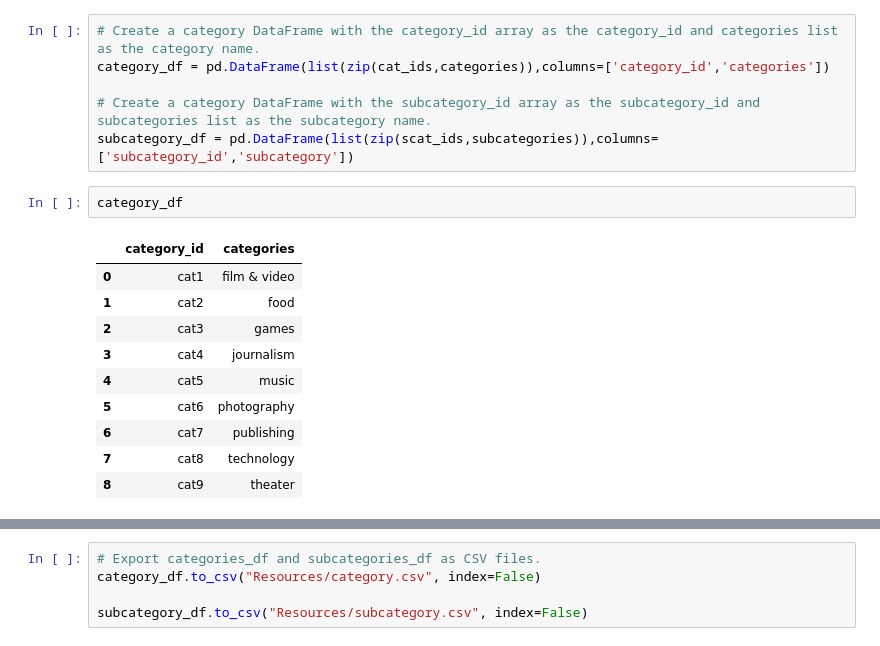
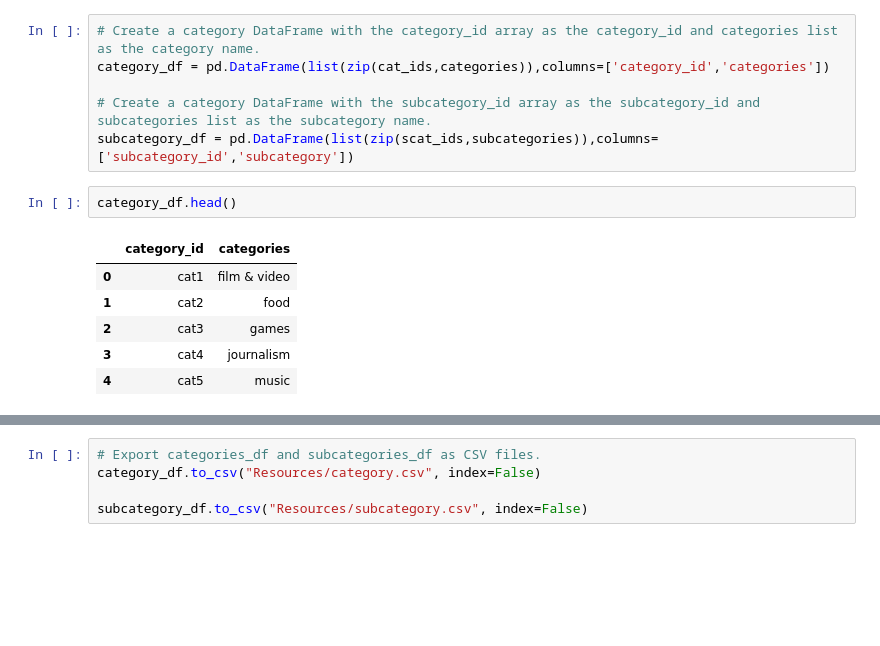
Before and after one commit to jl211412/Crowdfunding_ETL, a Jupyter notebook: ETL_Mini_Project_Starter_Code_CQ.ipynb, the cells around one changed output, grey strips where cells are left out. Saved outputs shown, nothing was run; the diff lists cells and outputs as text; blank space fills up the shorter version.

```diff
--- a/ETL_Mini_Project_Starter_Code_CQ.ipynb
+++ b/ETL_Mini_Project_Starter_Code_CQ.ipynb
@@ -124,16 +124,12 @@ category_df = pd.DataFrame(list(zip(cat_ids,categories)),columns=['category_id',
 # Create a category DataFrame with the subcategory_id array as the subcategory_id and subcategories list as the subcategory name.
 subcategory_df = pd.DataFrame(list(zip(scat_ids,subcategories)),columns=['subcategory_id','subcategory'])
 # %%
-category_df
+category_df.head()
 # %% [output]
 |  | category_id | categories |
 | 0 | cat1 | film & video |
 | 1 | cat2 | food |
 | 2 | cat3 | games |
 | 3 | cat4 | journalism |
 | 4 | cat5 | music |
-| 5 | cat6 | photography |
-| 6 | cat7 | publishing |
-| 7 | cat8 | technology |
-| 8 | cat9 | theater |
 # %%
```
Also changed, not shown: parts of 25 cells of this notebook, 1 other file.
